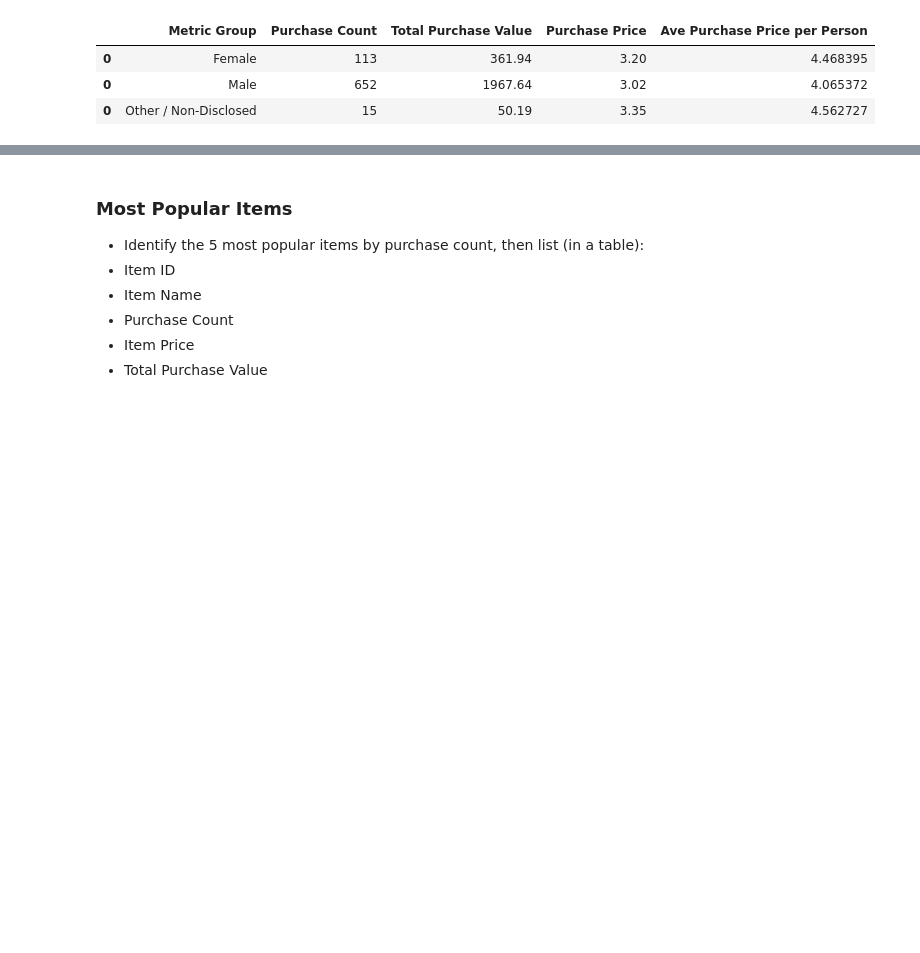
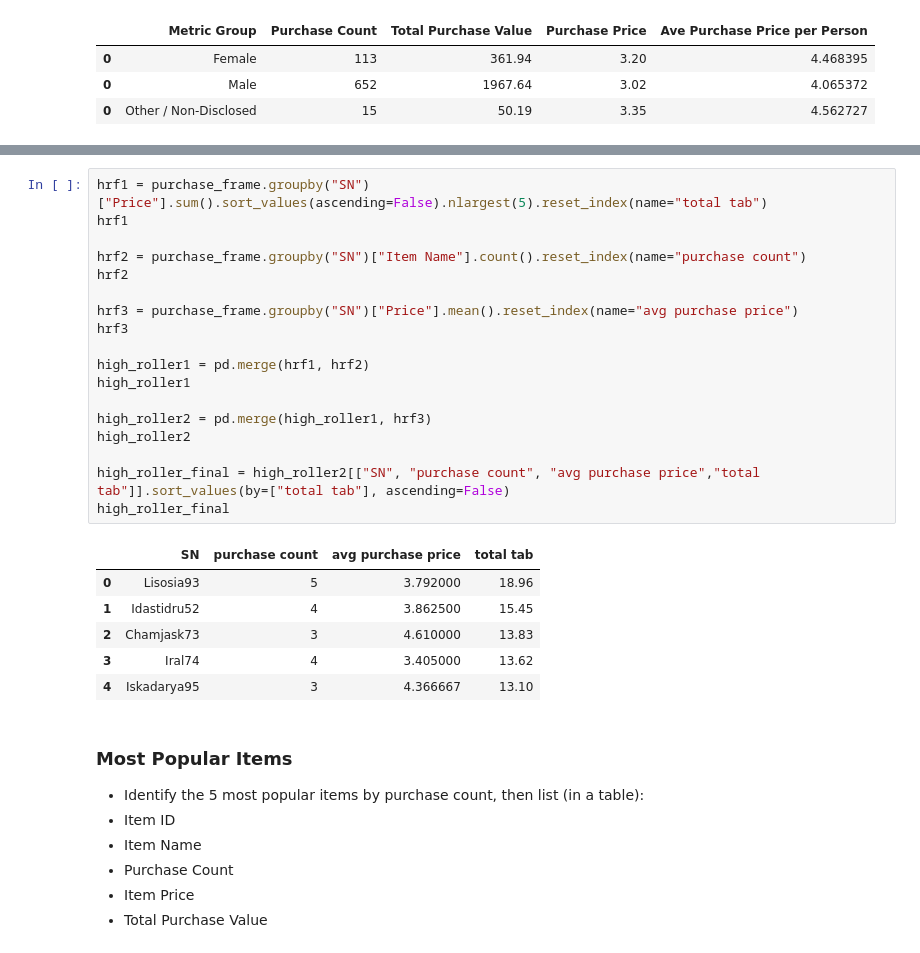
Before and after one commit to gvenkata/Rutgers-Bootcamp-HW, a Jupyter notebook: week4/HeroesOfPymoli/Heroes of Pymoli - Geetha V.ipynb, the cells around one changed output, grey strips where cells are left out. Saved outputs shown, nothing was run; the diff lists cells and outputs as text; blank space fills up the shorter version.

```diff
--- a/week4/HeroesOfPymoli/Heroes of Pymoli - Geetha V.ipynb
+++ b/week4/HeroesOfPymoli/Heroes of Pymoli - Geetha V.ipynb
@@ -107,3 +242,28 @@ final
+# %%
+hrf1 = purchase_frame.groupby("SN")["Price"].sum().sort_values(ascending=False).nlargest(5).reset_index(name="total tab")
+hrf1
+
+hrf2 = purchase_frame.groupby("SN")["Item Name"].count().reset_index(name="purchase count")
+hrf2
+
+hrf3 = purchase_frame.groupby("SN")["Price"].mean().reset_index(name="avg purchase price")
+hrf3
+
+high_roller1 = pd.merge(hrf1, hrf2)
+high_roller1
+
+high_roller2 = pd.merge(high_roller1, hrf3)
+high_roller2
+
+high_roller_final = high_roller2[["SN", "purchase count", "avg purchase price","total tab"]].sort_values(by=["total tab"], ascending=False)
+high_roller_final
+# %% [output]
+|  | SN | purchase count | avg purchase price | total tab |
+| 0 | Lisosia93 | 5 | 3.792000 | 18.96 |
+| 1 | Idastidru52 | 4 | 3.862500 | 15.45 |
+| 2 | Chamjask73 | 3 | 4.610000 | 13.83 |
+| 3 | Iral74 | 4 | 3.405000 | 13.62 |
+| 4 | Iskadarya95 | 3 | 4.366667 | 13.10 |
 # %% [markdown]
 ### Most Popular Items
 
```
Also changed, not shown: parts of 8 cells of this notebook.
